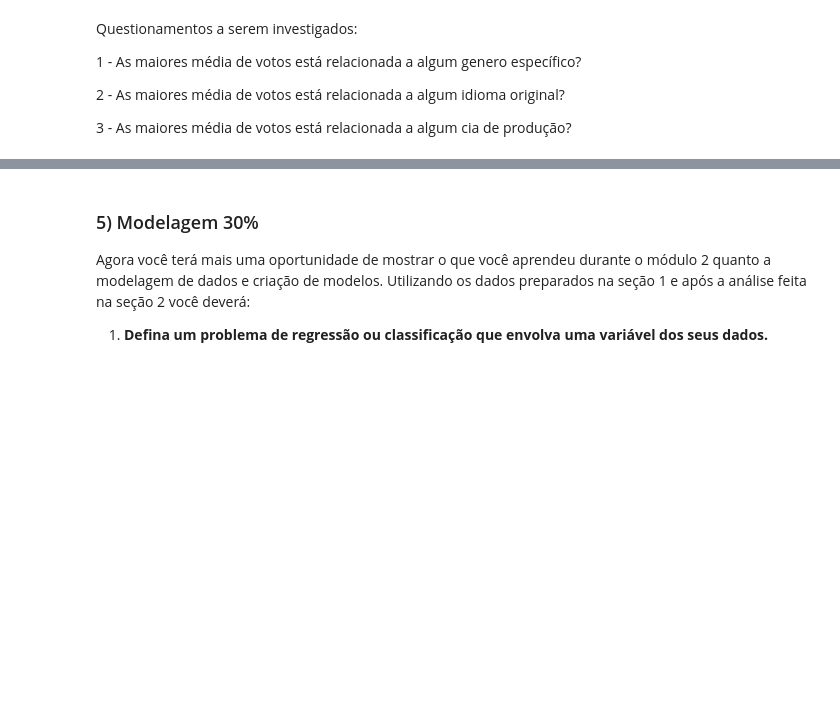
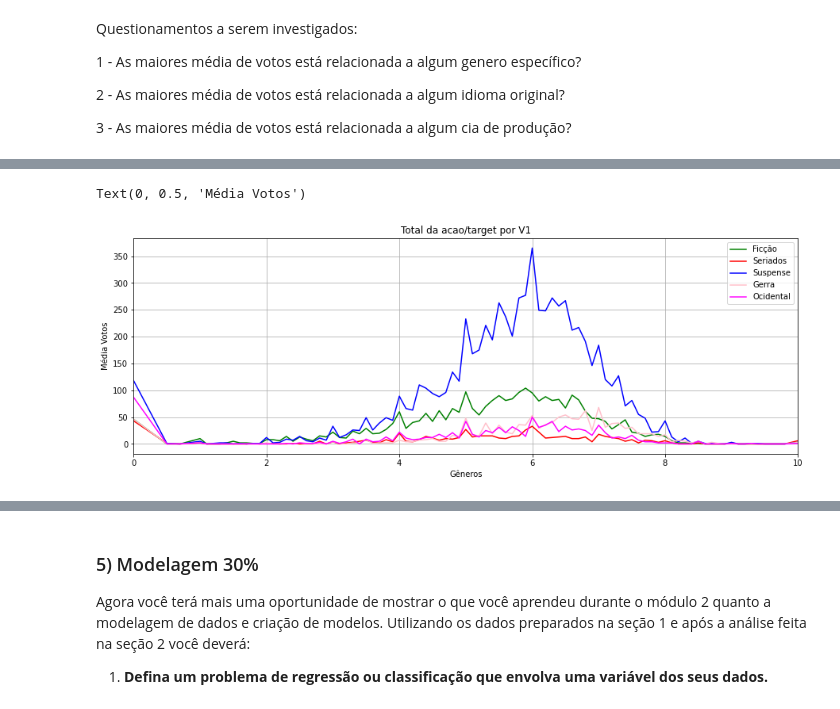
Before and after one commit to hericax/Pos, a Jupyter notebook: projeto_3/aed_projeto_3.ipynb, the cells around one changed output, grey strips where cells are left out. Drawn from its saved outputs; the diff is of its cells as text; code cells hidden in the pictures; blank space fills up the shorter version.

```diff
--- a/projeto_3/aed_projeto_3.ipynb
+++ b/projeto_3/aed_projeto_3.ipynb
@@ -920,19 +1446,22 @@ plt.ylabel("Média Votos")
 # %%
 # Como são várias as features de gênero, as divide
-x = df.groupby(['media_votos']).sum()
+x = df_final.groupby(['media_votos']).sum()
 
 x['ficcao_cientifica'].plot(kind = 'line',color='green', title='Total da acao/target por V1',grid=True, stacked=True,label='Ficção')
 x['filmes_tv'].plot(kind = 'line',color='red', title='Total da acao/target por V1',grid=True, stacked=True,label='Seriados')
 x['suspense'].plot(kind = 'line',color='blue', title='Total da acao/target por V1',grid=True, stacked=True,label='Suspense')
 x['gerra'].plot(kind = 'line',color='pink', title='Total da acao/target por V1',grid=True, stacked=True,label='Gerra')
 x['ocidental'].plot(kind = 'line',color='magenta', title='Total da acao/target por V1',grid=True, stacked=True,label='Ocidental')
 
 plt.legend()
 plt.xlabel("Gêneros")
 plt.ylabel("Média Votos")
 
 
 # Neste gráfico, percebemos que o suspense é o gênero com maior média de votos, seguido da ficção
+# %% [output]
+Text(0, 0.5, 'Média Votos')
+[figure, added]
 # %%
 # plotando os maiores dos gêneros obtidos nos gráficos acima
 
```
Also changed, not shown: parts of 79 cells of this notebook.
